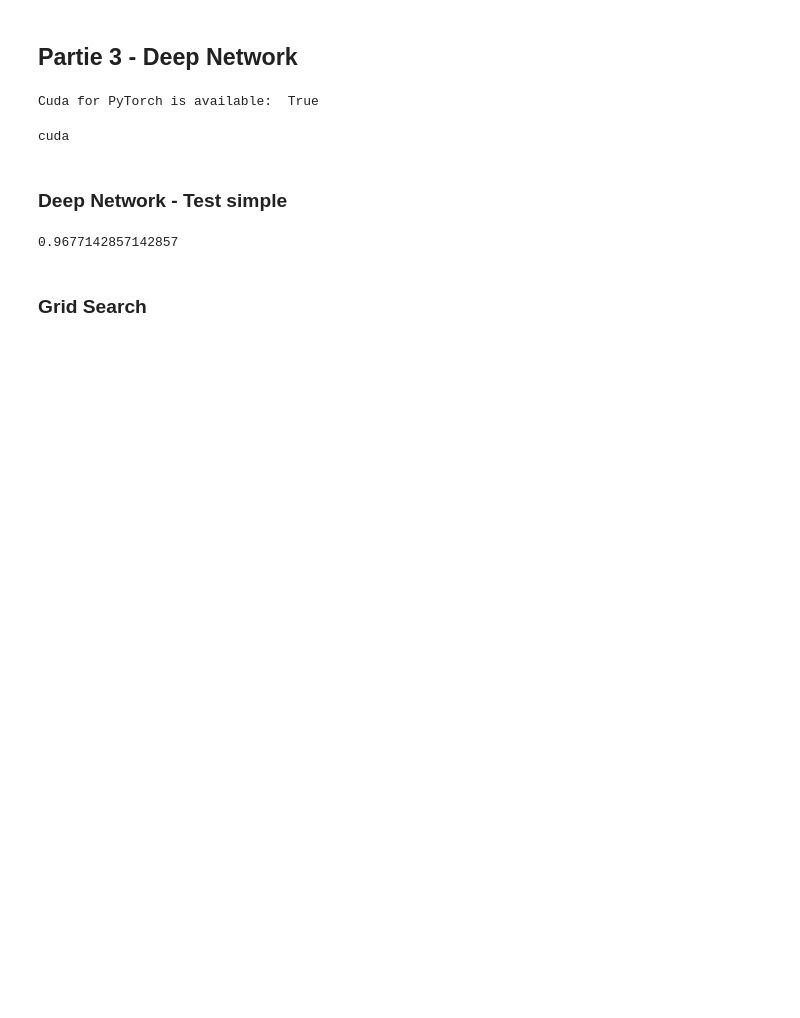
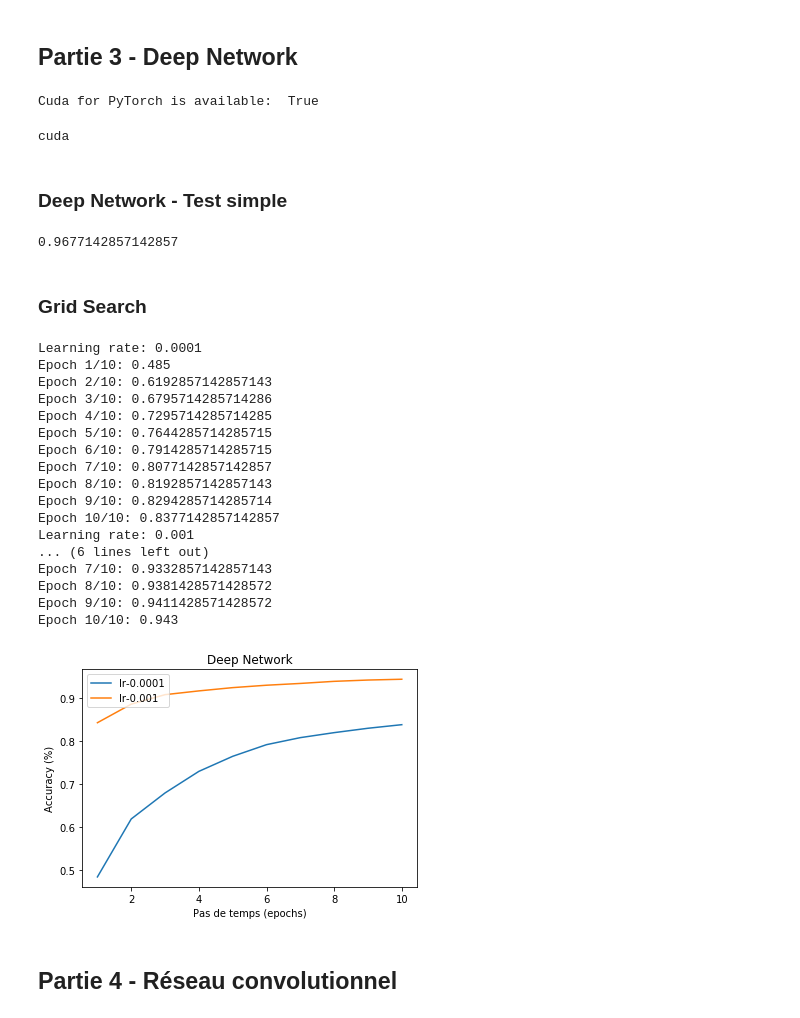
Before and after one commit to pierreelliott/Bio-inspired_Intelligence, a Jupyter notebook: TP1.ipynb, the cells around one changed output. Cells and saved outputs as stored; diff of their text form; code cells hidden in the pictures; blank space fills up the shorter version.

```diff
--- a/TP1.ipynb
+++ b/TP1.ipynb
@@ -463,7 +472,28 @@ def DN_grid_search(learning_rates, nb_epochs=6):
 #         accuracies = grid_search(learning_rates, nb_epochs=nb_epochs, show_progress=show_progress, initModel=initModel)
 #         plotAccuracy(accuracies, learning_rates, nb_epochs, title=f"Distribution des poids suivant loi N(0,1)\n{size} neurones cachés")
 # %%
-learning_rates = (1e-5, 1e-4, 1e-3)
+learning_rates = (1e-4, 1e-3)
 nb_epochs = 10
 
 DN_grid_search(learning_rates, nb_epochs)
+# %% [output]
+Learning rate: 0.0001
+Epoch 1/10: 0.485
+Epoch 2/10: 0.6192857142857143
+Epoch 3/10: 0.6795714285714286
+Epoch 4/10: 0.7295714285714285
+Epoch 5/10: 0.7644285714285715
+Epoch 6/10: 0.7914285714285715
+Epoch 7/10: 0.8077142857142857
+Epoch 8/10: 0.8192857142857143
+Epoch 9/10: 0.8294285714285714
+Epoch 10/10: 0.8377142857142857
+Learning rate: 0.001
+... (6 lines left out)
+Epoch 7/10: 0.9332857142857143
+Epoch 8/10: 0.9381428571428572
+Epoch 9/10: 0.9411428571428572
+Epoch 10/10: 0.943
+[figure, added]
+# %% [markdown]
+## Partie 4 - Réseau convolutionnel
```
Also changed, not shown: parts of 3 cells of this notebook.
